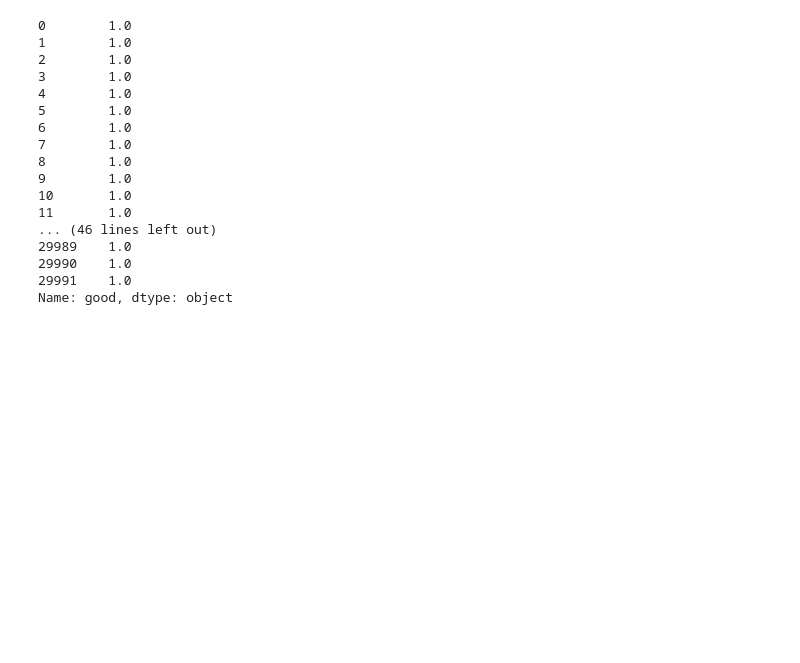
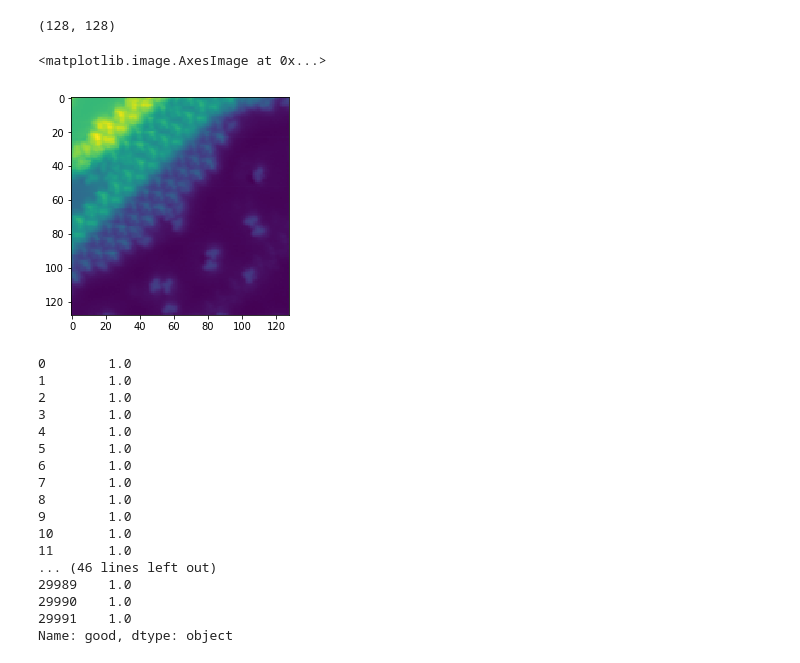
Before and after one commit to jorghyq/Nanonis-Gui, a Jupyter notebook: scripts/data.ipynb, the cells around one changed output. Saved outputs shown, nothing was run; the diff lists cells and outputs as text; code cells hidden in the pictures; blank space fills up the shorter version.

```diff
--- a/scripts/data.ipynb
+++ b/scripts/data.ipynb
@@ -36,0 +92,4 @@ s1 = s1+1
+# %%
+print temp1['fullpath'].iloc[0]
+data = NanonisFile(pre_dir + temp1['fullpath'].iloc[0])
+data.data[0].data.shape
@@ -37,3 +113,55 @@ s1 = s1+1
+# %%
+def process_img(data, process_id):
+    if process_id == 0:
+        pass
+    # subtract mean
+    elif process_id == 1:
+        row_mean = np.mean(data,axis=0)
+        data = (data - row_mean)
+    # subtract slope
+    elif process_id == 2:
+        #print data.shape
+        data_temp = data
+        n = data_temp.shape[0]
+        m = data_temp.shape[1]
+        #print n, m
+        xi = np.arange(n)
+        x= np.array([xi,np.ones(n)]).T
+        w = np.linalg.lstsq(x,data_temp)[0]
+        X = np.array([xi,]*int(m)).T
+        Y = (X*w[0])
+        data = data - Y
+        #print data.shape
+    # subtract linear fit
+    elif process_id == 3:
+        data_temp = data
+        n = data_temp.shape[0]
+        m = data_temp.shape[1]
+        xi = np.arange(n)
+        x= np.array([xi,np.ones(n)]).T
+        w = np.linalg.lstsq(x,data_temp)[0]
+        X = np.array([xi,]*int(m)).T
+        Y = (X*w[0] + w[1])
+        data = data - Y
+    elif process_id == 4:
+        data_temp = data
+        n = data_temp.shape[0]
+        m = data_temp.shape[1]
+        xi = np.arrange(n)
+        x = np.array([xi,1])
+        for i in range(n):
+            w = np.linalg.lstsq(x,data_temp[i,:])[0]
+            X = xi*
+
+
+
+    else:
+        pass
+    return data
+# %% [output]
+(128, 128)
+<matplotlib.image.AxesImage at 0x...>
+[figure, added]
 # %%
 s2 = s1.astype('str')
 s2
```
Also changed, not shown: parts of 14 cells of this notebook, 1 other file.
